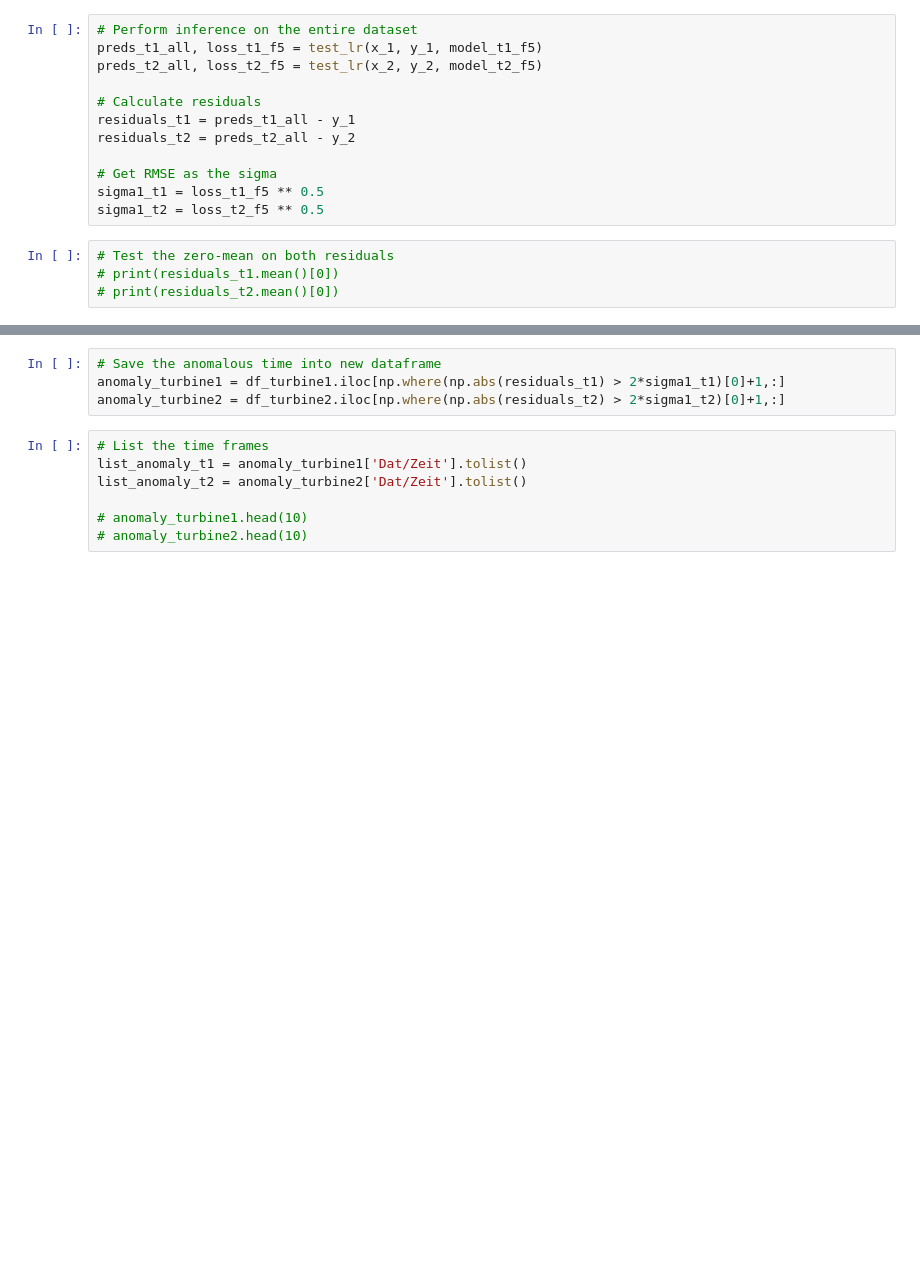
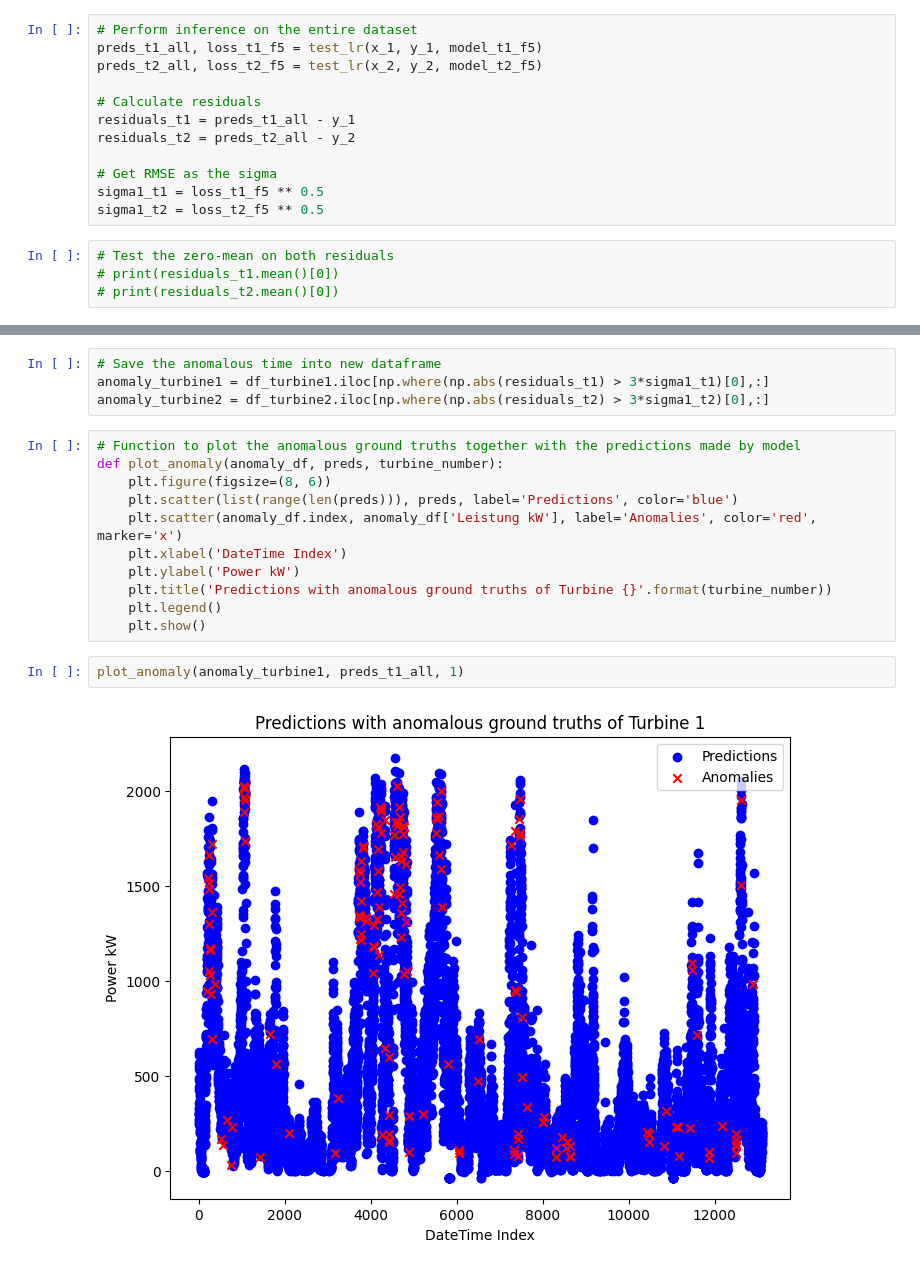
Before and after one commit to zhongyidu/TDS_task, a Jupyter notebook: Practical_Task.ipynb, the cells around one changed output, grey strips where cells are left out. Drawn from its saved outputs; the diff is of its cells as text; blank space fills up the shorter version.

```diff
--- a/Practical_Task.ipynb
+++ b/Practical_Task.ipynb
@@ -180,11 +181,19 @@ plot_anomaly(residuals_t2, sigma1_t2, 2)
 # %%
 # Save the anomalous time into new dataframe
-anomaly_turbine1 = df_turbine1.iloc[np.where(np.abs(residuals_t1) > 2*sigma1_t1)[0]+1,:]
-anomaly_turbine2 = df_turbine2.iloc[np.where(np.abs(residuals_t2) > 2*sigma1_t2)[0]+1,:]
+anomaly_turbine1 = df_turbine1.iloc[np.where(np.abs(residuals_t1) > 3*sigma1_t1)[0],:]
+anomaly_turbine2 = df_turbine2.iloc[np.where(np.abs(residuals_t2) > 3*sigma1_t2)[0],:]
-# %%
-# List the time frames
-list_anomaly_t1 = anomaly_turbine1['Dat/Zeit'].tolist()
-list_anomaly_t2 = anomaly_turbine2['Dat/Zeit'].tolist()
-
-# anomaly_turbine1.head(10)
-# anomaly_turbine2.head(10)
+# %%
+# Function to plot the anomalous ground truths together with the predictions made by model
+def plot_anomaly(anomaly_df, preds, turbine_number):
+    plt.figure(figsize=(8, 6))
+    plt.scatter(list(range(len(preds))), preds, label='Predictions', color='blue')
+    plt.scatter(anomaly_df.index, anomaly_df['Leistung kW'], label='Anomalies', color='red', marker='x')
+    plt.xlabel('DateTime Index')
+    plt.ylabel('Power kW')
+    plt.title('Predictions with anomalous ground truths of Turbine {}'.format(turbine_number))
+    plt.legend()
+    plt.show()
+# %%
+plot_anomaly(anomaly_turbine1, preds_t1_all, 1)
+# %% [output]
+[figure, added]
```
Also changed, not shown: parts of 22 cells of this notebook, 2 other files.
